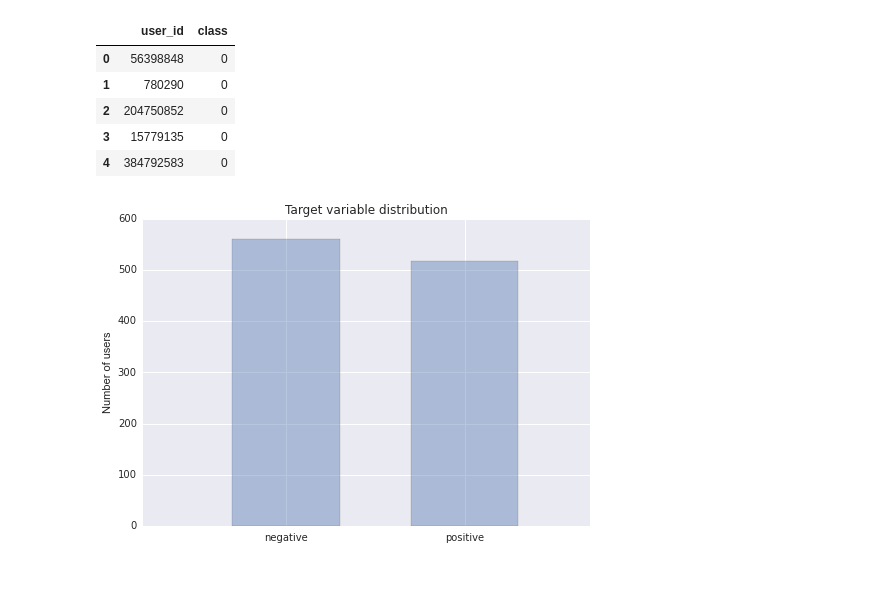
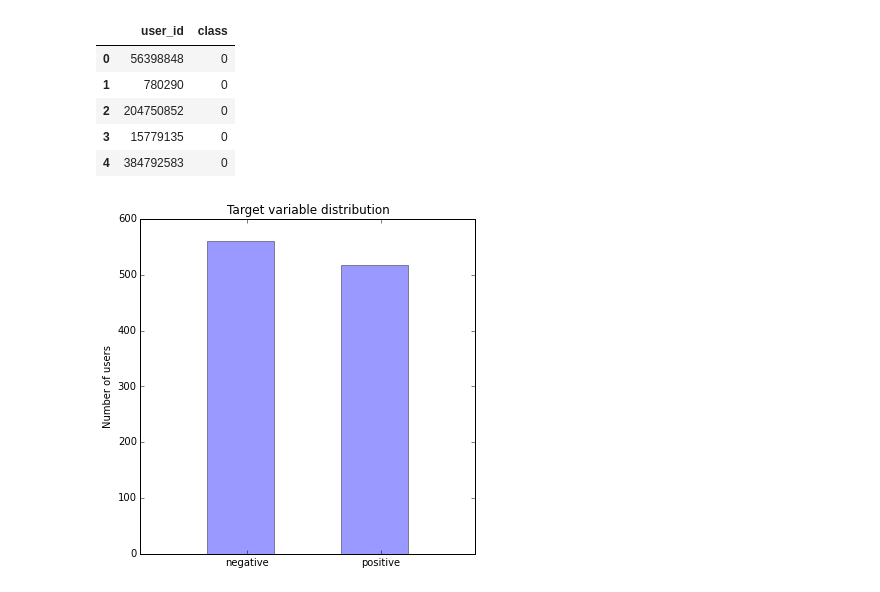
Before and after one commit to anokhin/sfera-dm, a Jupyter notebook: iter3/project/homework 1.ipynb, the cells around one changed output. Drawn from its saved outputs; the diff is of its cells as text; code cells hidden in the pictures.

```diff
--- a/iter3/project/homework 1.ipynb
+++ b/iter3/project/homework 1.ipynb
@@ -4,4 +4,10 @@
 import pandas as pd
 import numpy as np
 import pylab as pl
-import seaborn as sns
+import mpl_toolkits.basemap as bm
+import twitter
+import requests
+
+# Plotting config
+pl.rcParams['figure.figsize'] = 32.0, 24.0
+%pylab inline
@@ -18,13 +26,14 @@ df_users.head()
 # %%
 # Compute the distribution of the target variable
 counts, bins = np.histogram(df_users["class"], bins=[0,1,2])
 
 # Plot the distribution
-pl.bar(bins[:-1], counts, width=0.6, alpha=0.4)
+pl.figure(figsize=(6,6))
+pl.bar(bins[:-1], counts, width=0.5, alpha=0.4)
 pl.xticks(bins[:-1] + 0.3, ["negative", "positive"])
 pl.xlim(bins[0] - 0.5, bins[-1])
 pl.ylabel("Number of users")
 pl.title("Target variable distribution")
 pl.show()
 # %% [output]
-[figure, old version]
+[figure, new version]
```
Also changed, not shown: parts of 5 cells of this notebook.
